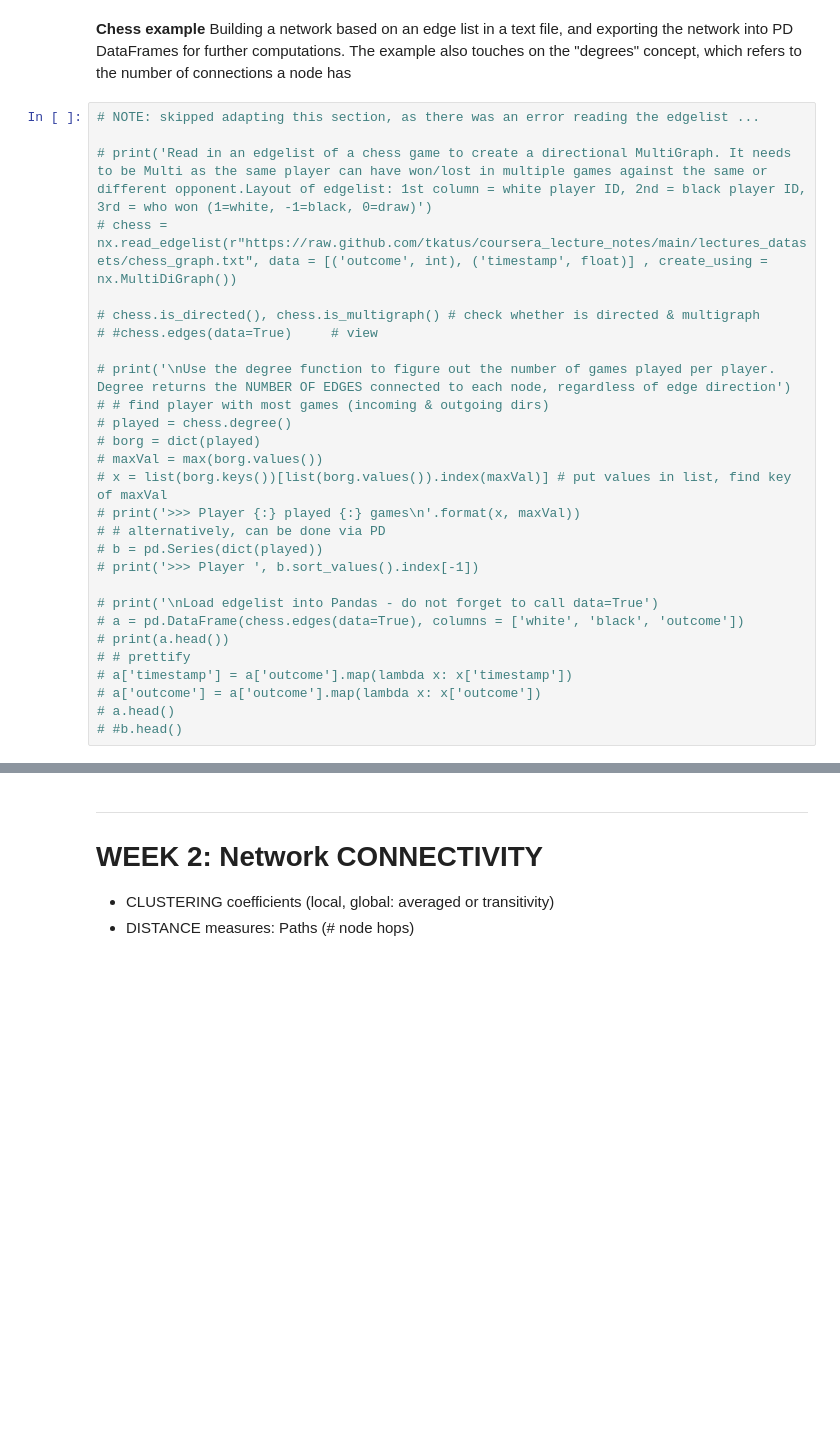
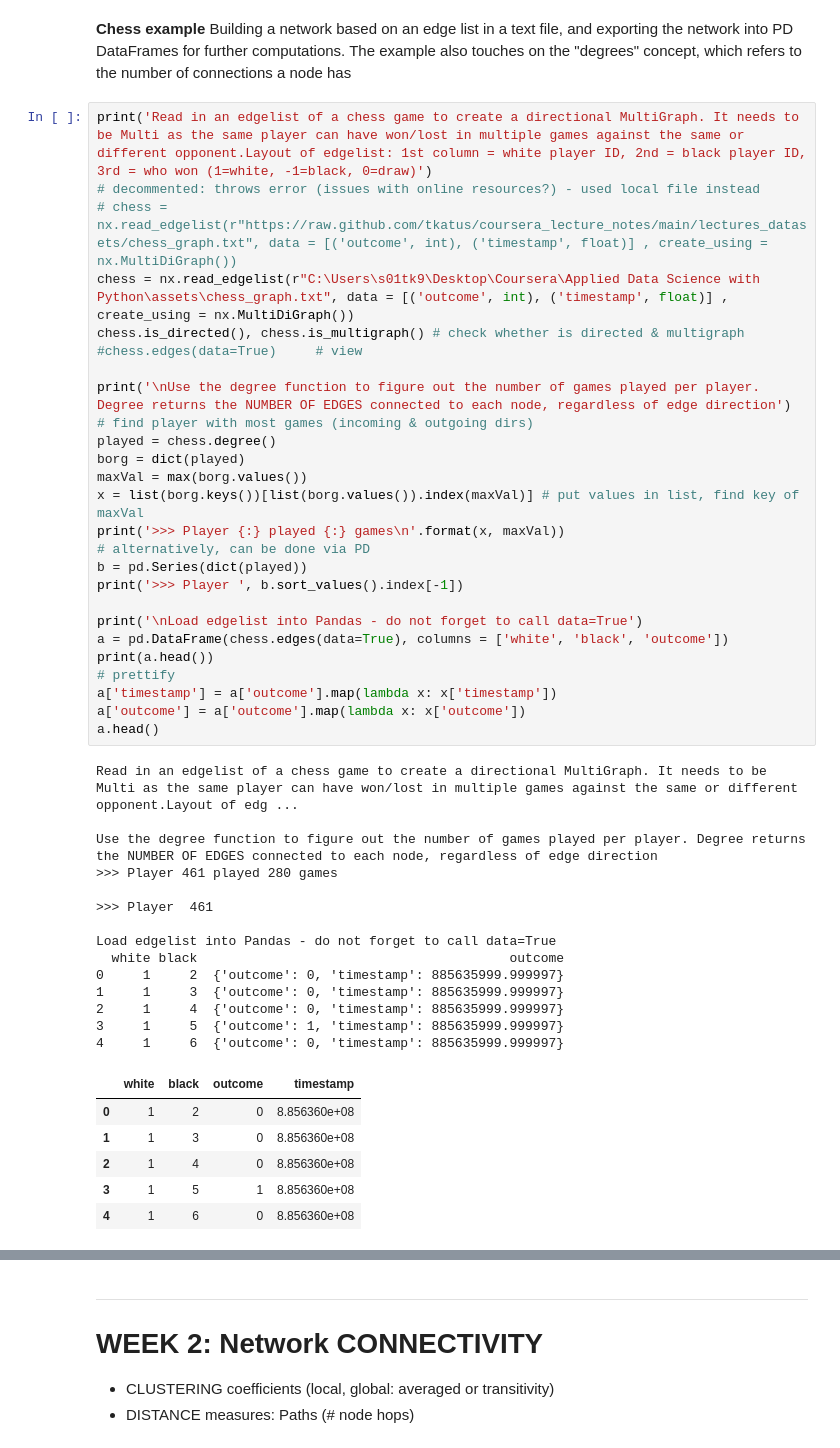
Before and after one commit to tkatus/coursera_lecture_notes, a Jupyter notebook: coursera_5NetworkAnalysis.ipynb, the cells around one changed output, grey strips where cells are left out. Drawn from its saved outputs; the diff is of its cells as text; blank space fills up the shorter version.

```diff
--- a/coursera_5NetworkAnalysis.ipynb
+++ b/coursera_5NetworkAnalysis.ipynb
@@ -186,31 +186,50 @@ n1   0   0   1   3   0
 # %% [markdown]
 __Chess example__ Building a network based on an edge list in a text file, and exporting the network into PD DataFrames for further computations. The example also touches on the "degrees" concept, which refers to the number of connections a node has
 # %%
-# NOTE: skipped adapting this section, as there was an error reading the edgelist ...
+print('Read in an edgelist of a chess game to create a directional MultiGraph. It needs to be Multi as the same player can have won/lost in multiple games against the same or different opponent.Layout of edgelist: 1st column = white player ID, 2nd = black player ID, 3rd = who won (1=white, -1=black, 0=draw)')
+# decommented: throws error (issues with online resources?) - used local file instead
+# chess = nx.read_edgelist(r"https://raw.github.com/tkatus/coursera_lecture_notes/main/lectures_datasets/chess_graph.txt", data = [('outcome', int), ('timestamp', float)] , create_using = nx.MultiDiGraph())
+chess = nx.read_edgelist(r"C:\Users\s01tk9\Desktop\Coursera\Applied Data Science with Python\assets\chess_graph.txt", data = [('outcome', int), ('timestamp', float)] , create_using = nx.MultiDiGraph())
+chess.is_directed(), chess.is_multigraph() # check whether is directed & multigraph
+#chess.edges(data=True)     # view
 
-# print('Read in an edgelist of a chess game to create a directional MultiGraph. It needs to be Multi as the same player can have won/lost in multiple games against the same or different opponent.Layout of edgelist: 1st column = white player ID, 2nd = black player ID, 3rd = who won (1=white, -1=black, 0=draw)')
-# chess = nx.read_edgelist(r"https://raw.github.com/tkatus/coursera_lecture_notes/main/lectures_datasets/chess_graph.txt", data = [('outcome', int), ('timestamp', float)] , create_using = nx.MultiDiGraph())
+print('\nUse the degree function to figure out the number of games played per player. Degree returns the NUMBER OF EDGES connected to each node, regardless of edge direction')
+# find player with most games (incoming & outgoing dirs)
+played = chess.degree()
+borg = dict(played)
+maxVal = max(borg.values())
+x = list(borg.keys())[list(borg.values()).index(maxVal)] # put values in list, find key of maxVal
+print('>>> Player {:} played {:} games\n'.format(x, maxVal))
+# alternatively, can be done via PD
+b = pd.Series(dict(played))
+print('>>> Player ', b.sort_values().index[-1])
 
-# chess.is_directed(), chess.is_multigraph() # check whether is directed & multigraph
-# #chess.edges(data=True)     # view
-
-# print('\nUse the degree function to figure out the number of games played per player. Degree returns the NUMBER OF EDGES connected to each node, regardless of edge direction')
-# # find player with most games (incoming & outgoing dirs)
-# played = chess.degree()
-# borg = dict(played)
-# maxVal = max(borg.values())
-# x = list(borg.keys())[list(borg.values()).index(maxVal)] # put values in list, find key of maxVal
-# print('>>> Player {:} played {:} games\n'.format(x, maxVal))
-# # alternatively, can be done via PD
-# b = pd.Series(dict(played))
-# print('>>> Player ', b.sort_values().index[-1])
-
-# print('\nLoad edgelist into Pandas - do not forget to call data=True')
-# a = pd.DataFrame(chess.edges(data=True), columns = ['white', 'black', 'outcome'])
-# print(a.head())
-# # prettify
-# a['timestamp'] = a['outcome'].map(lambda x: x['timestamp'])
-# a['outcome'] = a['outcome'].map(lambda x: x['outcome'])
-# a.head()
-# #b.head()
+print('\nLoad edgelist into Pandas - do not forget to call data=True')
+a = pd.DataFrame(chess.edges(data=True), columns = ['white', 'black', 'outcome'])
+print(a.head())
+# prettify
+a['timestamp'] = a['outcome'].map(lambda x: x['timestamp'])
+a['outcome'] = a['outcome'].map(lambda x: x['outcome'])
+a.head()
+# %% [output]
+Read in an edgelist of a chess game to create a directional MultiGraph. It needs to be Multi as the same player can have won/lost in multiple games against the same or different opponent.Layout of edg ...
+
+Use the degree function to figure out the number of games played per player. Degree returns the NUMBER OF EDGES connected to each node, regardless of edge direction
+>>> Player 461 played 280 games
+
+>>> Player  461
+
+Load edgelist into Pandas - do not forget to call data=True
+  white black                                        outcome
+0     1     2  {'outcome': 0, 'timestamp': 885635999.999997}
+1     1     3  {'outcome': 0, 'timestamp': 885635999.999997}
+2     1     4  {'outcome': 0, 'timestamp': 885635999.999997}
+3     1     5  {'outcome': 1, 'timestamp': 885635999.999997}
+4     1     6  {'outcome': 0, 'timestamp': 885635999.999997}
+|  | white | black | outcome | timestamp |
+| 0 | 1 | 2 | 0 | 8.856360e+08 |
+| 1 | 1 | 3 | 0 | 8.856360e+08 |
+| 2 | 1 | 4 | 0 | 8.856360e+08 |
+| 3 | 1 | 5 | 1 | 8.856360e+08 |
+| 4 | 1 | 6 | 0 | 8.856360e+08 |
 # %%
```
Also changed, not shown: parts of 1 cell of this notebook.
